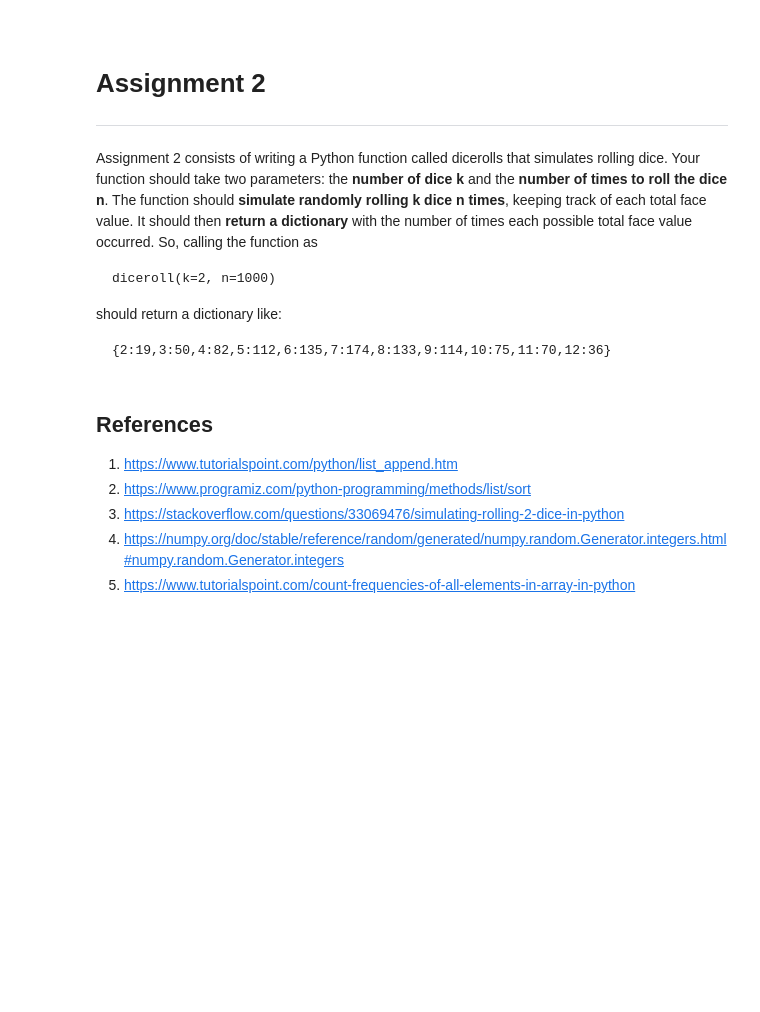
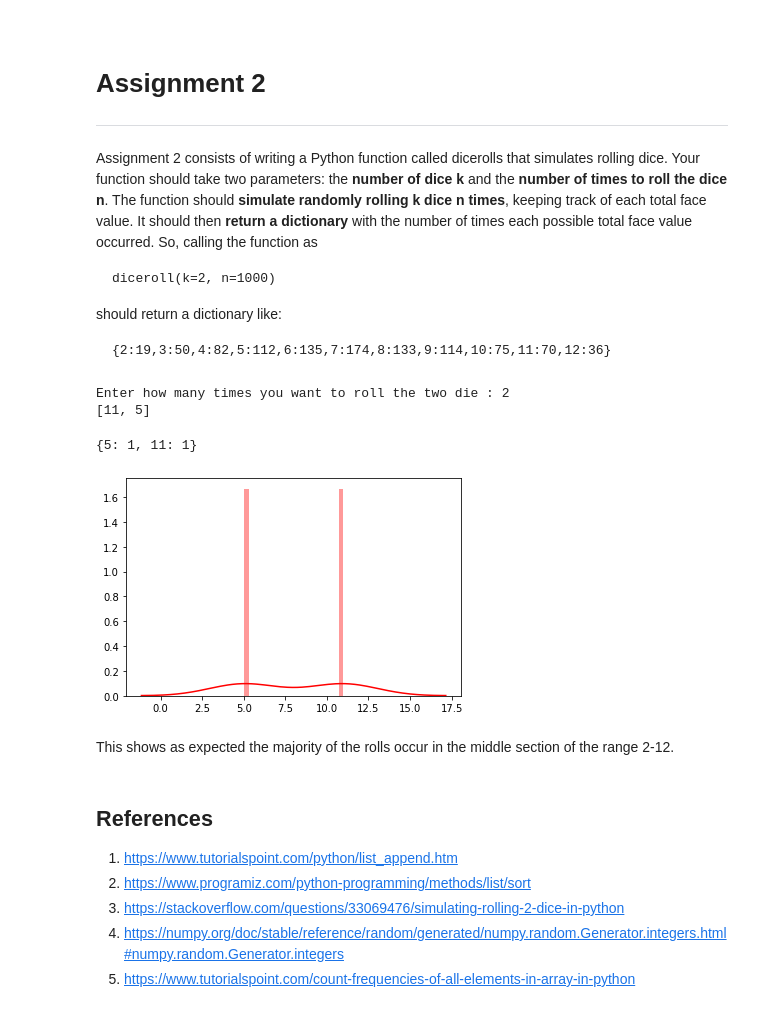
Before and after one commit to colmhiggs11/Fundamentals-of-DA---Assignments, a Jupyter notebook: F of DA - Assignments.ipynb, the cells around one changed output. Drawn from its saved outputs; the diff is of its cells as text; code cells hidden in the pictures; blank space fills up the shorter version.

```diff
--- a/F of DA - Assignments.ipynb
+++ b/F of DA - Assignments.ipynb
@@ -16,8 +20,10 @@ should have output
 # %%
+
+
 my_list = []
 # Input number of items you want to add to the list
-n = int(input("Enter how many items you want in the list : "))
-for i in range(0, n):
+num = int(input("Enter how many items you want in the list : "))
+for i in range(0, num):
    data = input("Enter item No-{}: ".format(i+1))
    my_list.append(data) # adding the data to the list
 print("The entered list is: \n",my_list)
@@ -72,33 +88,45 @@ def roll():
 
 my_lista = []
 
-def roll_dice(n):
+num1 = int(input("Enter how many times you want to roll the two die : "))
+
+def roll_dice(num1):
     '''list the results of rolls'''
 
-    for i in range(n):
-        x = roll()
+    for i in range(num1):
+        xrol = roll()
     #print(my_lista)
-        my_lista.append(x)
+        my_lista.append(xrol)
 
-roll_dice(100)
+roll_dice(num1)
 
 print(my_lista)
+# %% [output]
+Enter how many times you want to roll the two die : 2
+[11, 5]
 # %%
 # Fucntion will take the above list and count the frequency the items appeared
 def Counts(my_lista):
 
     # Creating an empty dictionary
     newdicta = {}
     for item in my_lista:
     #taking the data from the list and putting into dictionary
         if (item in newdicta):
             newdicta[item] += 1
         else:
             newdicta[item] = 1
     #Prints the item and the number of times it appeared in the dictionary
     print(newdicta)
 
 my_lista.sort()
 
 Counts(my_lista)
+
+sns.distplot(my_lista, color = 'r', bins=20); #histogram and kde plot
+# %% [output]
+{5: 1, 11: 1}
+[figure, added]
+# %% [markdown]
+This shows as expected the majority of the rolls occur in the middle section of the range 2-12.
 # %% [markdown]
```
Also changed, not shown: parts of 13 cells of this notebook.
